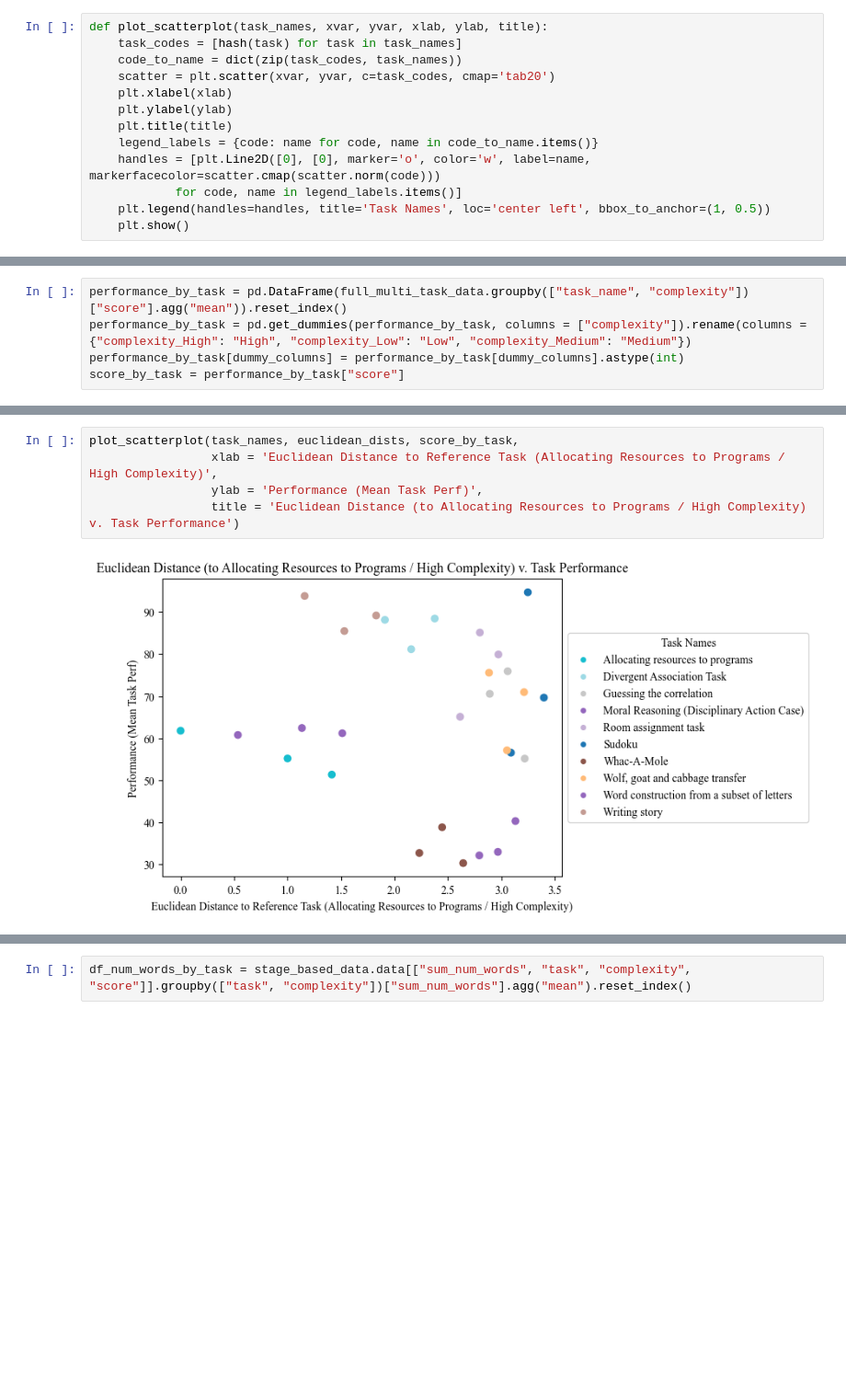
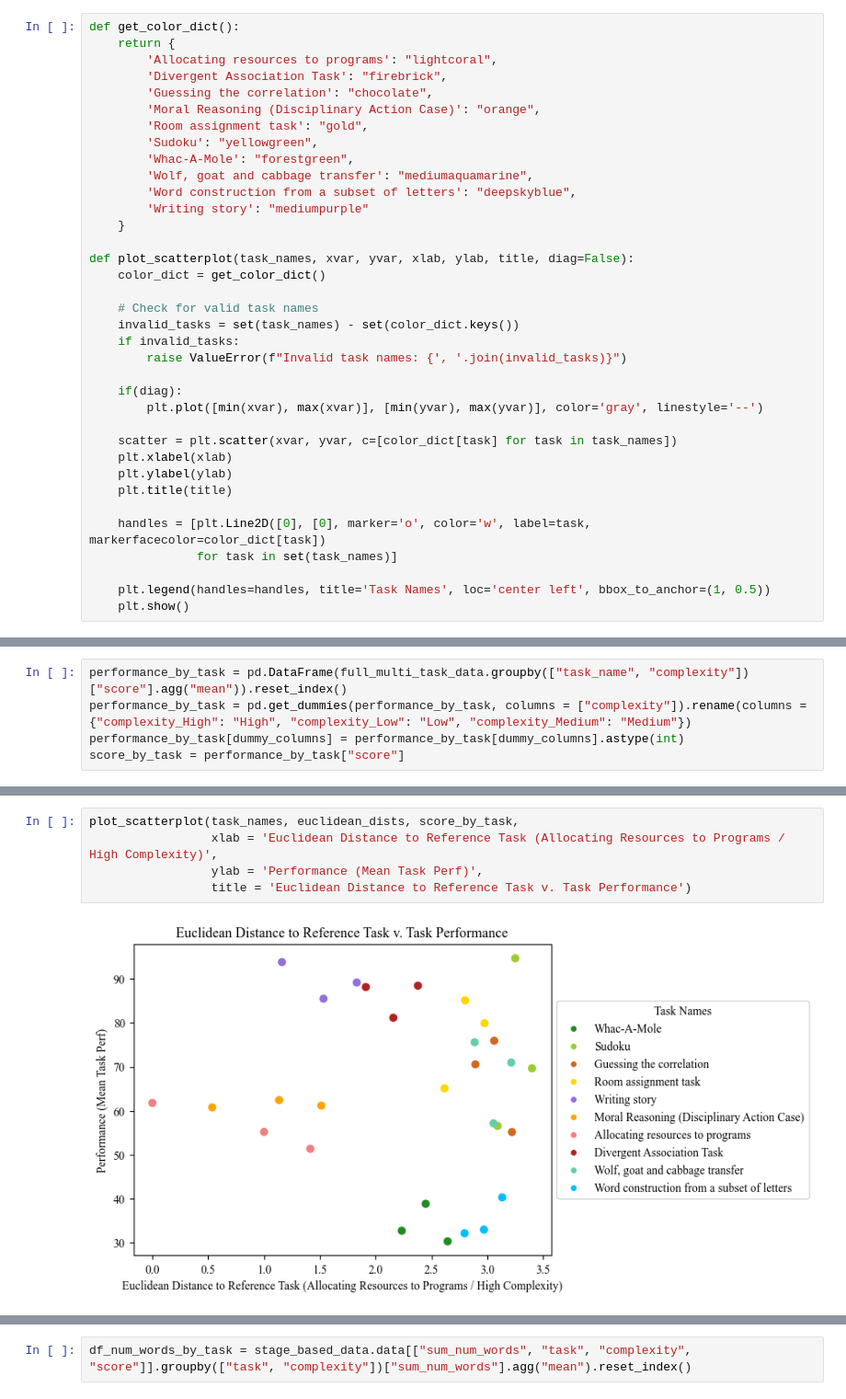
Before and after one commit to xehu/tpm-horse-race-modeling, a Jupyter notebook: viz/viz.ipynb, the cells around one changed output, grey strips where cells are left out. Shown at 92% size. Drawn from its saved outputs; the diff is of its cells as text; blank space fills up the shorter version.

Commit message:
updated visuals and other explorations

```diff
--- a/viz/viz.ipynb
+++ b/viz/viz.ipynb
@@ -470,13 +698,36 @@ for cur_task_vec in task_vecs[1:]:
 # %%
-def plot_scatterplot(task_names, xvar, yvar, xlab, ylab, title):
-    task_codes = [hash(task) for task in task_names]
-    code_to_name = dict(zip(task_codes, task_names))
-    scatter = plt.scatter(xvar, yvar, c=task_codes, cmap='tab20')
+def get_color_dict():
+    return {
+        'Allocating resources to programs': "lightcoral",
+        'Divergent Association Task': "firebrick",
+        'Guessing the correlation': "chocolate",
+        'Moral Reasoning (Disciplinary Action Case)': "orange",
+        'Room assignment task': "gold",
+        'Sudoku': "yellowgreen",
+        'Whac-A-Mole': "forestgreen",
+        'Wolf, goat and cabbage transfer': "mediumaquamarine",
+        'Word construction from a subset of letters': "deepskyblue",
+        'Writing story': "mediumpurple"
+    }
+
+def plot_scatterplot(task_names, xvar, yvar, xlab, ylab, title, diag=False):
+    color_dict = get_color_dict()
+
+    # Check for valid task names
+    invalid_tasks = set(task_names) - set(color_dict.keys())
+    if invalid_tasks:
+        raise ValueError(f"Invalid task names: {', '.join(invalid_tasks)}")
+
+    if(diag):
+        plt.plot([min(xvar), max(xvar)], [min(yvar), max(yvar)], color='gray', linestyle='--')
+
+    scatter = plt.scatter(xvar, yvar, c=[color_dict[task] for task in task_names])
     plt.xlabel(xlab)
     plt.ylabel(ylab)
     plt.title(title)
-    legend_labels = {code: name for code, name in code_to_name.items()}
-    handles = [plt.Line2D([0], [0], marker='o', color='w', label=name, markerfacecolor=scatter.cmap(scatter.norm(code)))
-            for code, name in legend_labels.items()]
+
+    handles = [plt.Line2D([0], [0], marker='o', color='w', label=task, markerfacecolor=color_dict[task])
+               for task in set(task_names)]
+
     plt.legend(handles=handles, title='Task Names', loc='center left', bbox_to_anchor=(1, 0.5))
     plt.show()
@@ -516,10 +822,10 @@ plot_scatterplot(task_names, cosines, score_by_task,
 # %%
 plot_scatterplot(task_names, euclidean_dists, score_by_task,
                  xlab = 'Euclidean Distance to Reference Task (Allocating Resources to Programs / High Complexity)',
                  ylab = 'Performance (Mean Task Perf)',
-                 title = 'Euclidean Distance (to Allocating Resources to Programs / High Complexity) v. Task Performance')
+                 title = 'Euclidean Distance to Reference Task v. Task Performance')
 # %% [output]
-[figure, old version]
+[figure, new version]
 # %%
 plot_scatterplot(task_names, task_pc1, score_by_task,
                  xlab = 'Task Map  + Complexity PC1',
```
Also changed, not shown: parts of 39 cells of this notebook, 21 other files.
